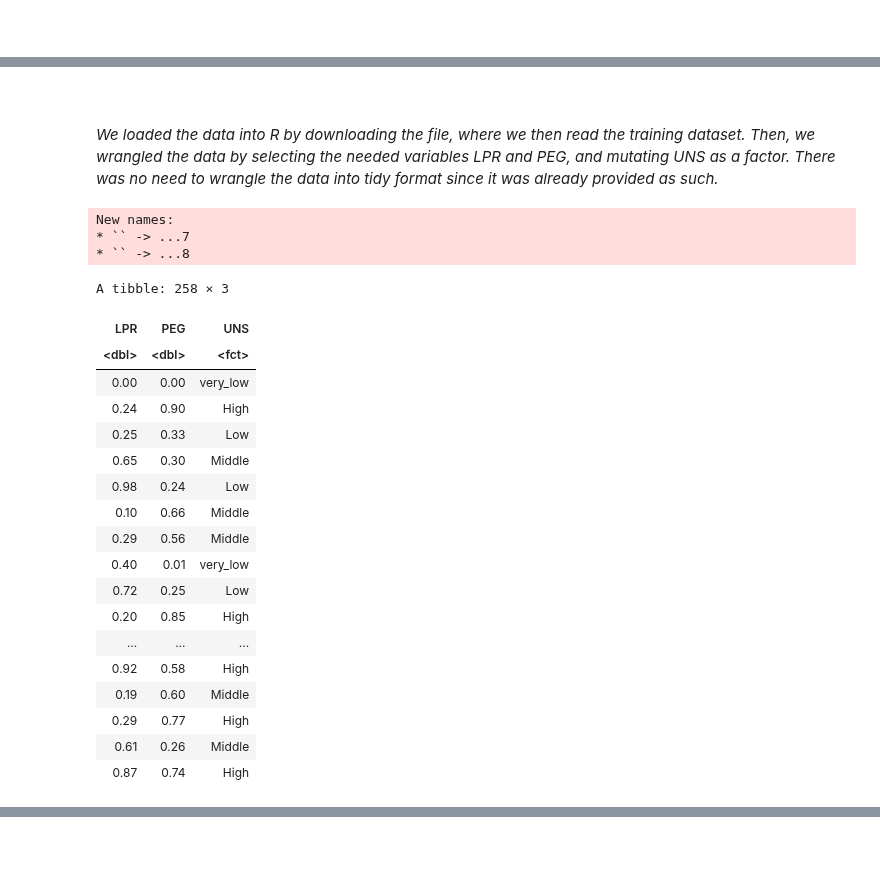
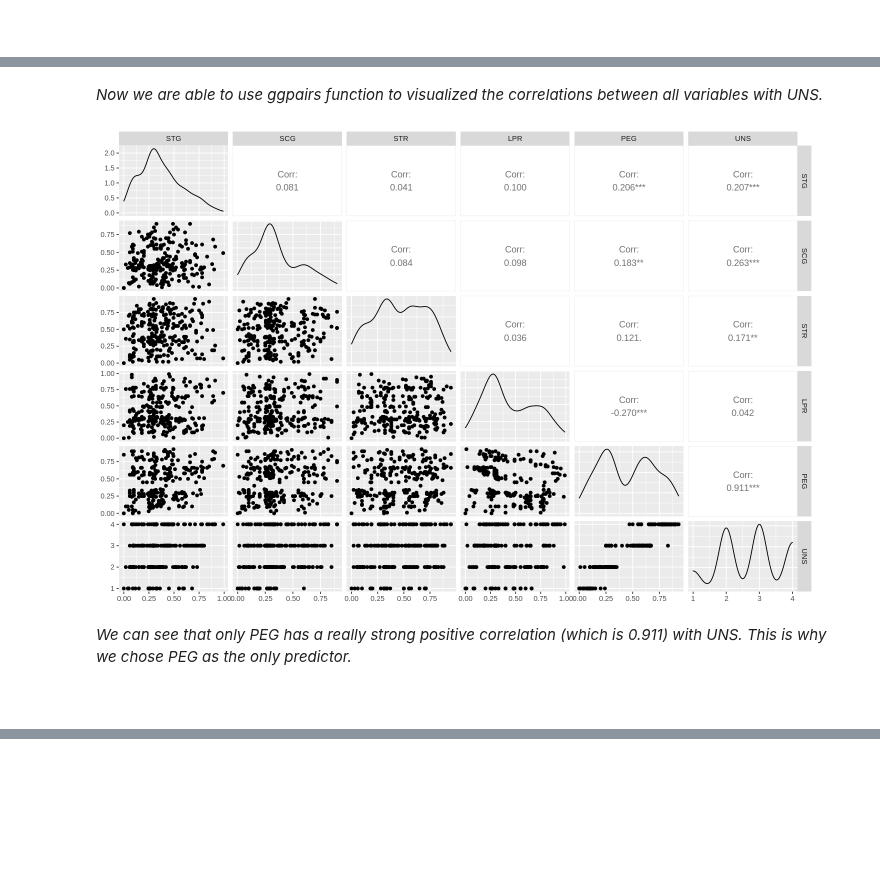
Before and after one commit to pgbenng/DSCI-Group-38-Project, a Jupyter notebook: proposal.ipynb, the cells around one changed output, grey strips where cells are left out. Drawn from its saved outputs; the diff is of its cells as text; code cells hidden in the pictures; blank space fills up the shorter version.

Commit message:
edited the proposal
edited the proposal based on ta's comments

```diff
--- a/proposal.ipynb
+++ b/proposal.ipynb
@@ -51,0 +48,6 @@ Warning message:
+# %%
+download.file("https://archive.ics.uci.edu/ml/machine-learning-databases/00257/Data_User_Modeling_Dataset_Hamdi%20Tolga%20KAHRAMAN.xls", "user_modeling_data.xls")
+whole_training <- read_excel('user_modeling_data.xls', sheet = 2)%>%     #only read the second sheet from the file
+                     select(STG : UNS)%>%              #select columns from STG to UNS
+                     mutate(UNS = c(1,4,2,3)[as_factor(UNS)])      #change the categorical data into numeric for UNS column
+head(whole_training,10)    # take a look at the first ten rows of the edited dataset
@@ -52,33 +68,10 @@ Warning message:
+# %% [markdown]
+<i> Now we are able to use ggpairs function to visualized the correlations between all variables with UNS.
+# %%
+ggpairs(whole_training)
+# %% [output]
+[figure, added]
+# %% [markdown]
+<i> We can see that only PEG has a really strong positive correlation (which is 0.911) with UNS. This is why we chose PEG as the only predictor.
 # %% [markdown]
 <br>
-# %% [markdown]
-<i> We loaded the data into R by downloading the file, where we then read the training dataset. Then, we wrangled the data by selecting the needed variables LPR and PEG, and mutating UNS as a factor. There was no need to wrangle the data into tidy format since it was already provided as such. </i>
-# %%
-download.file("https://archive.ics.uci.edu/ml/machine-learning-databases/00257/Data_User_Modeling_Dataset_Hamdi%20Tolga%20KAHRAMAN.xls", "user_modeling_data.xls")
-dataset_training <- read_excel('user_modeling_data.xls', sheet = 2) %>%
-    select(LPR, PEG, UNS) %>%
-    mutate(UNS = as_factor(UNS))
-dataset_training
-# %% [output]
-New names:
-* `` -> ...7
-* `` -> ...8
-A tibble: 258 × 3
-| LPR | PEG | UNS |
-| <dbl> | <dbl> | <fct> |
-| 0.00 | 0.00 | very_low |
-| 0.24 | 0.90 | High |
-| 0.25 | 0.33 | Low |
-| 0.65 | 0.30 | Middle |
-| 0.98 | 0.24 | Low |
-| 0.10 | 0.66 | Middle |
-| 0.29 | 0.56 | Middle |
-| 0.40 | 0.01 | very_low |
-| 0.72 | 0.25 | Low |
-| 0.20 | 0.85 | High |
-| ... | ... | ... |
-| 0.92 | 0.58 | High |
-| 0.19 | 0.60 | Middle |
-| 0.29 | 0.77 | High |
-| 0.61 | 0.26 | Middle |
-| 0.87 | 0.74 | High |
```
Also changed, not shown: parts of 27 cells of this notebook.
